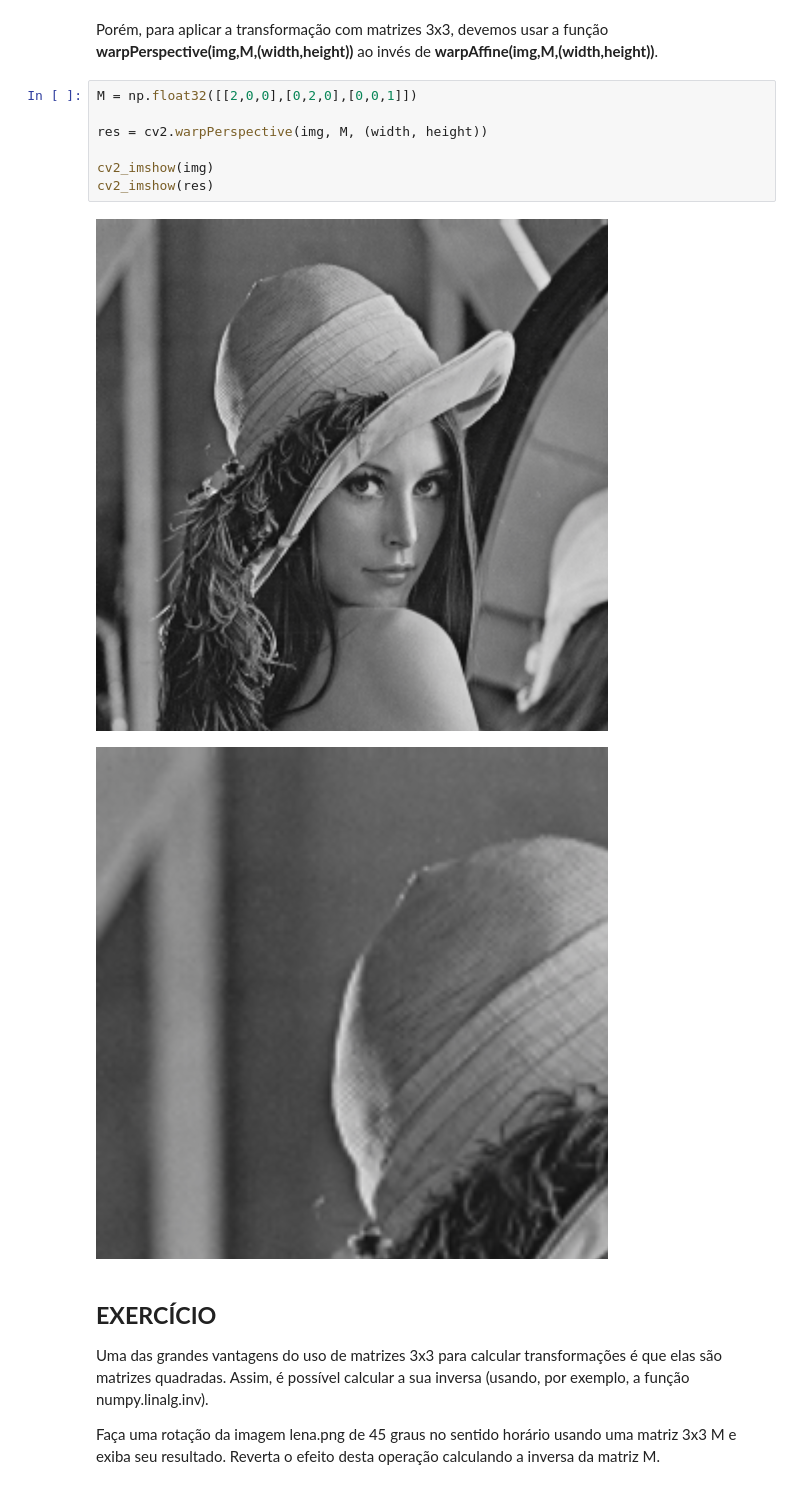
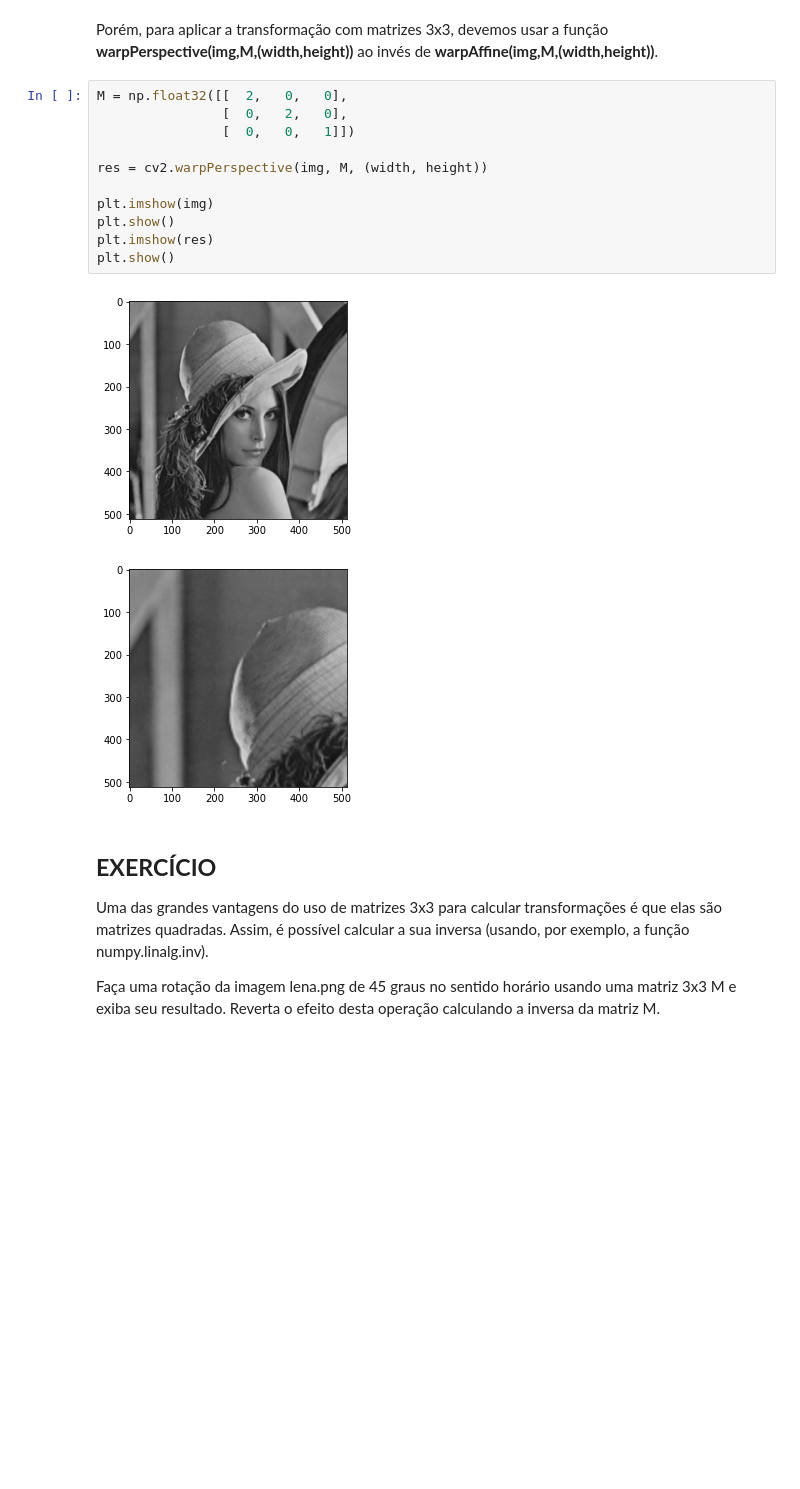
Before and after one commit to 4rfel/visao-computacional, a Jupyter notebook: aula4/Visao_Computacional_Aula_04_1.ipynb, the cells around one changed output. Cells and saved outputs as stored; diff of their text form; blank space fills up the shorter version.

```diff
--- a/aula4/Visao_Computacional_Aula_04_1.ipynb
+++ b/aula4/Visao_Computacional_Aula_04_1.ipynb
@@ -131,15 +133,19 @@ AttributeError: module 'matplotlib.pyplot' has no attribute 'figu'
 # %% [markdown]
 Porém, para aplicar a transformação com matrizes 3x3, devemos usar a função **warpPerspective(img,M,(width,height))** ao invés de **warpAffine(img,M,(width,height))**.
 # %%
-M = np.float32([[2,0,0],[0,2,0],[0,0,1]])
+M = np.float32([[  2,   0,   0],
+                [  0,   2,   0],
+                [  0,   0,   1]])
 
 res = cv2.warpPerspective(img, M, (width, height))
 
-cv2_imshow(img)
-cv2_imshow(res)
+plt.imshow(img)
+plt.show()
+plt.imshow(res)
+plt.show()
 # %% [output]
-[figure, old version]
+[figure, new version]
-[figure, old version]
+[figure, new version]
 # %% [markdown]
 ## **EXERCÍCIO**
 
```
Also changed, not shown: parts of 3 cells of this notebook.
